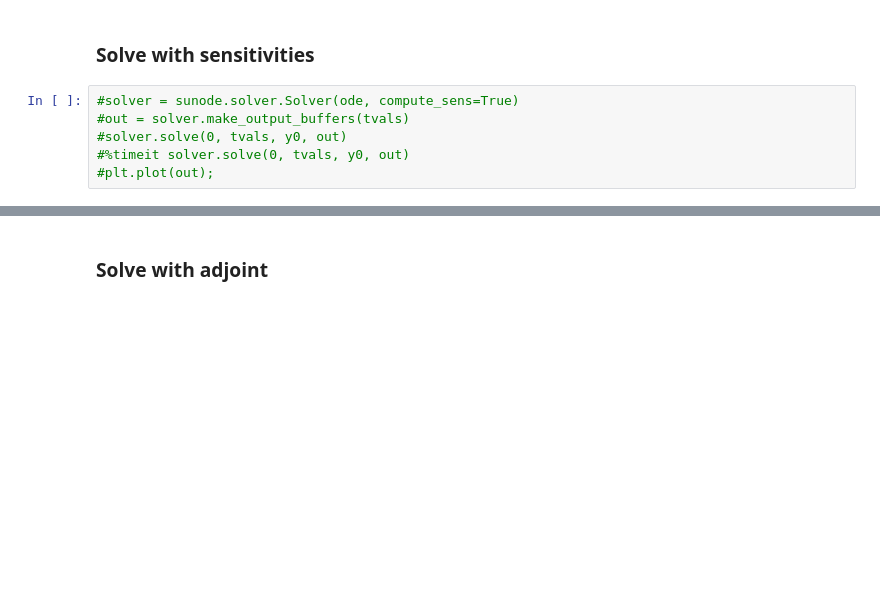
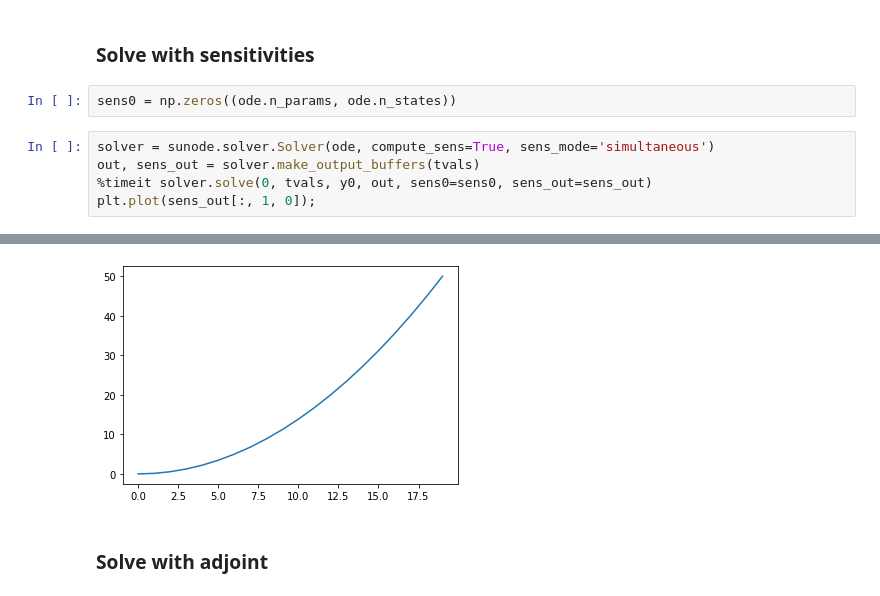
Before and after one commit to pymc-devs/sunode, a Jupyter notebook: notebooks/from_sympy.ipynb, the cells around one changed output, grey strips where cells are left out. Drawn from its saved outputs; the diff is of its cells as text; blank space fills up the shorter version.

Commit message:
Repair forward solver

```diff
--- a/notebooks/from_sympy.ipynb
+++ b/notebooks/from_sympy.ipynb
@@ -71,9 +71,11 @@ plt.plot(out);
 [figure]
 # %% [markdown]
 ### Solve with sensitivities
+# %%
+sens0 = np.zeros((ode.n_params, ode.n_states))
 # %%
-#solver = sunode.solver.Solver(ode, compute_sens=True)
-#out = solver.make_output_buffers(tvals)
-#solver.solve(0, tvals, y0, out)
-#%timeit solver.solve(0, tvals, y0, out)
-#plt.plot(out);
+solver = sunode.solver.Solver(ode, compute_sens=True, sens_mode='simultaneous')
+out, sens_out = solver.make_output_buffers(tvals)
+%timeit solver.solve(0, tvals, y0, out, sens0=sens0, sens_out=sens_out)
+plt.plot(sens_out[:, 1, 0]);
+# %% [output]
@@ -80,3 +83,4 @@ plt.plot(out);
+[figure, added]
 # %% [markdown]
 ### Solve with adjoint
 # %%
```
Also changed, not shown: parts of 11 cells of this notebook, 3 other files.
